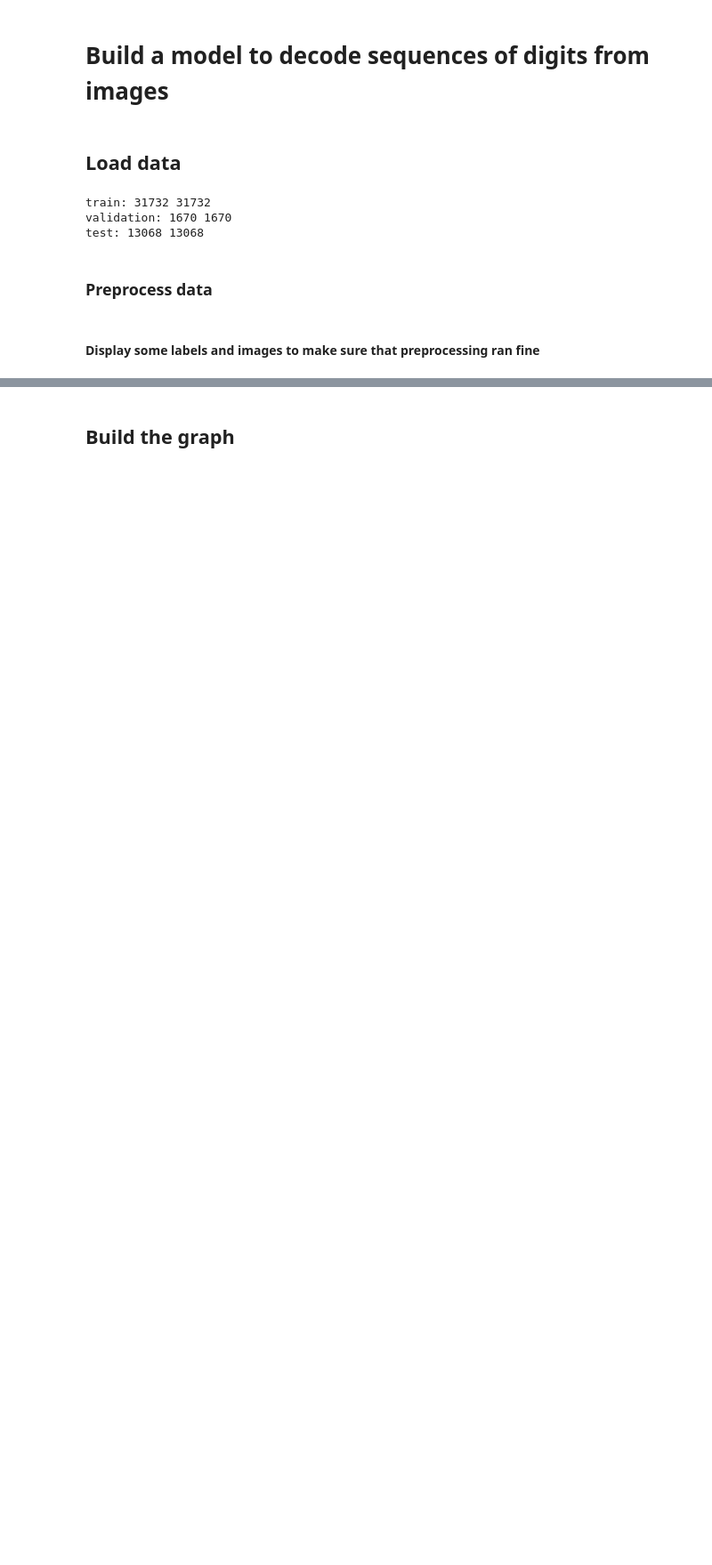
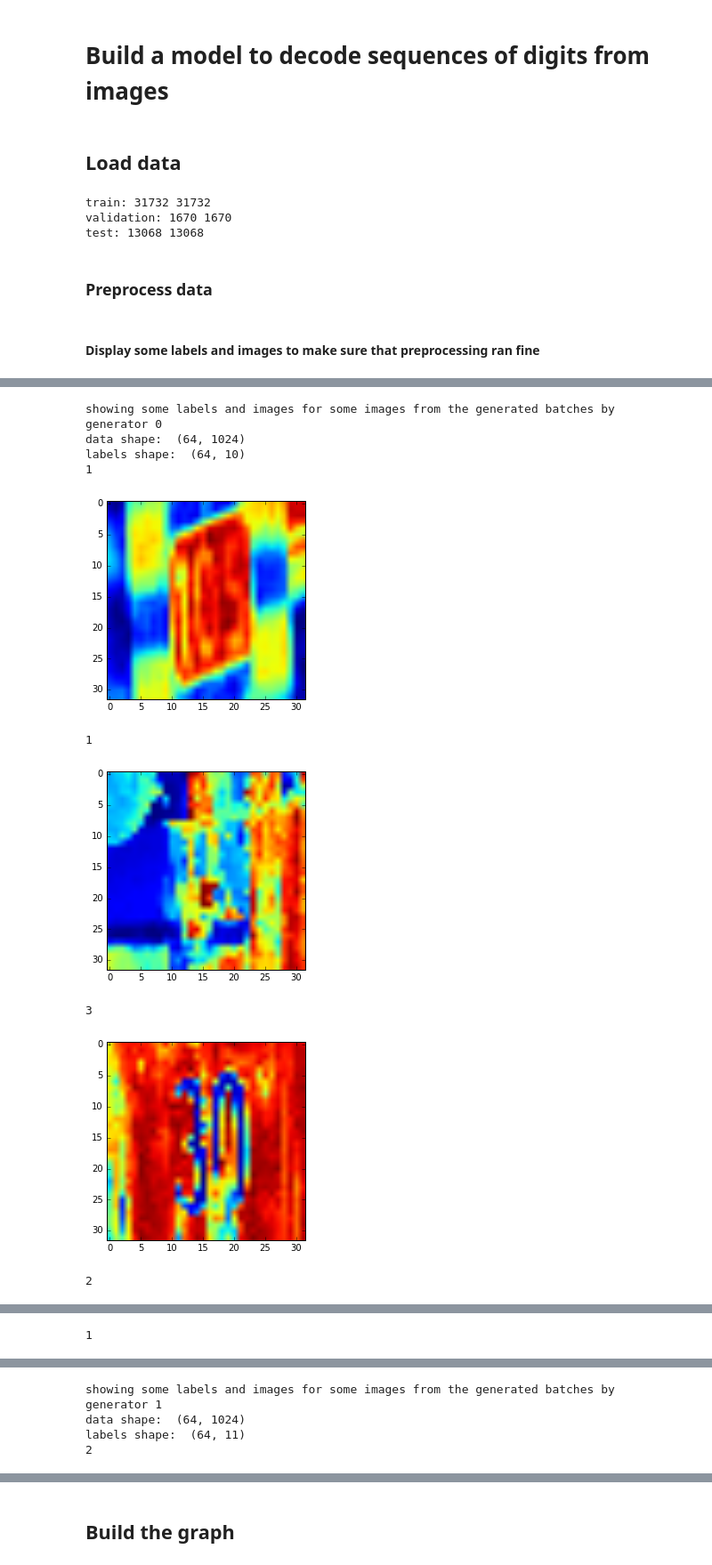
Before and after one commit to chomnoue/Live-Camera-App, a Jupyter notebook: build_model.ipynb, the cells around one changed output, grey strips where cells are left out. Shown at 89% size. Saved outputs shown, nothing was run; the diff lists cells and outputs as text; code cells hidden in the pictures; blank space fills up the shorter version.

```diff
--- a/build_model.ipynb
+++ b/build_model.ipynb
@@ -161,0 +201,18 @@ test_index_generator=IndexGenerator(len(test_data),test_batch_size)
+# %%
+for index,generator in enumerate(train_batch_generators):
+    generator.step=31732
+    indices=generator._next()
+    data=train_data[indices,:]
+    labels=train_labels[index][indices,:]
+    display_images(data,labels,None,None,name="some images from the generated batches by generator %d"%(index),single_digit=True)
+# %% [output]
+showing some labels and images for some images from the generated batches by generator 0
+data shape:  (64, 1024)
+labels shape:  (64, 10)
+1
+[figure, added]
+1
+[figure, added]
+3
+[figure, added]
+2
@@ -161,0 +220 @@ test_index_generator=IndexGenerator(len(test_data),test_batch_size)
+1
@@ -161,0 +222,4 @@ test_index_generator=IndexGenerator(len(test_data),test_batch_size)
+showing some labels and images for some images from the generated batches by generator 1
+data shape:  (64, 1024)
+labels shape:  (64, 11)
+2
```
Also changed, not shown: parts of 15 cells of this notebook.
